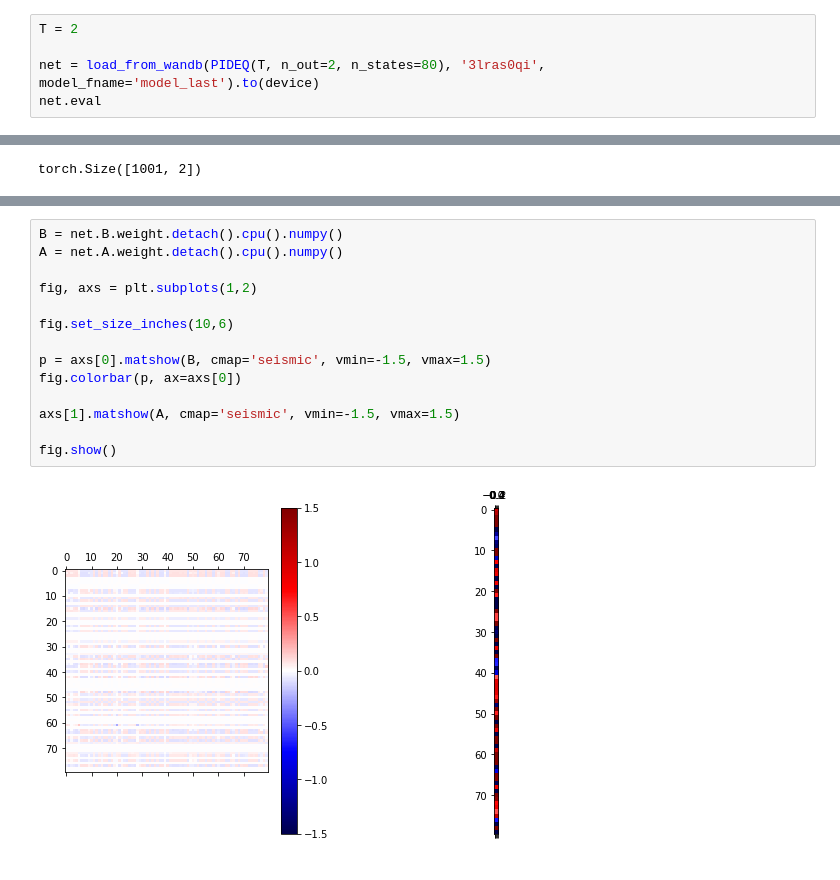
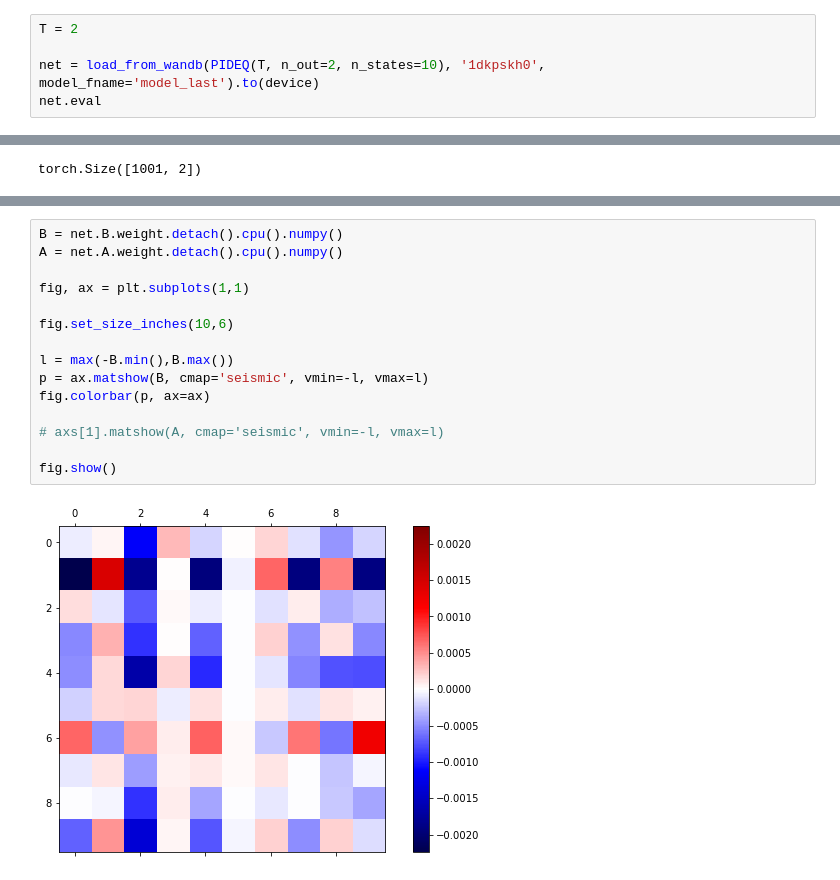
Before and after one commit to brunompacheco/pideq, a Jupyter notebook: notebooks/2.2-bmp-PIDEQ-performance-visualization.ipynb, the cells around one changed output, grey strips where cells are left out. Saved outputs shown, nothing was run; the diff lists cells and outputs as text.

Commit message:
simplify matrix plot

```diff
--- a/notebooks/2.2-bmp-PIDEQ-performance-visualization.ipynb
+++ b/notebooks/2.2-bmp-PIDEQ-performance-visualization.ipynb
@@ -19,7 +22,7 @@ device(type='cuda', index=0)
 # %%
 T = 2
 
-net = load_from_wandb(PIDEQ(T, n_out=2, n_states=80), '3lras0qi', model_fname='model_last').to(device)
+net = load_from_wandb(PIDEQ(T, n_out=2, n_states=10), '1dkpskh0', model_fname='model_last').to(device)
 net.eval
 # %% [output]
 <bound method Module.eval of PIDEQ(
@@ -88,19 +91,20 @@ plt.show()
 # %%
 B = net.B.weight.detach().cpu().numpy()
 A = net.A.weight.detach().cpu().numpy()
 
-fig, axs = plt.subplots(1,2)
+fig, ax = plt.subplots(1,1)
 
 fig.set_size_inches(10,6)
 
-p = axs[0].matshow(B, cmap='seismic', vmin=-1.5, vmax=1.5)
-fig.colorbar(p, ax=axs[0])
+l = max(-B.min(),B.max())
+p = ax.matshow(B, cmap='seismic', vmin=-l, vmax=l)
+fig.colorbar(p, ax=ax)
 
-axs[1].matshow(A, cmap='seismic', vmin=-1.5, vmax=1.5)
+# axs[1].matshow(A, cmap='seismic', vmin=-l, vmax=l)
 
 fig.show()
 # %% [output]
-[figure, old version]
+[figure, new version]
 # %%
 plt.hist(np.abs(B).sum(axis=1))
 # %% [output]
```
Also changed, not shown: parts of 4 cells of this notebook.
